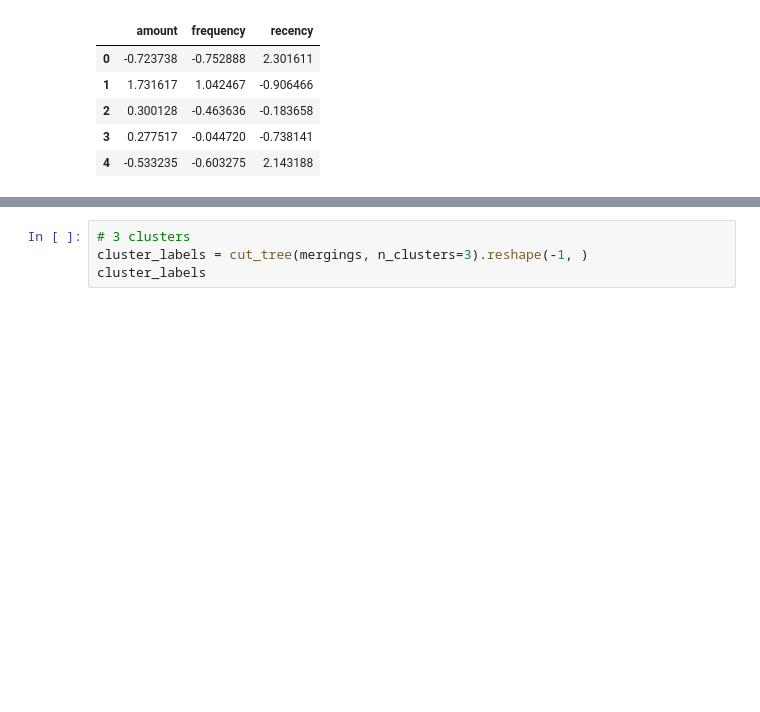
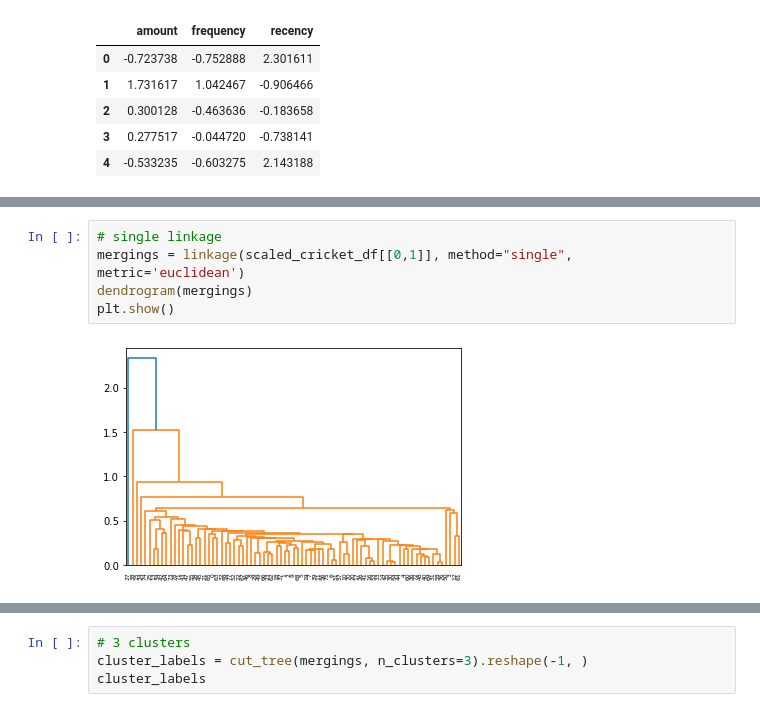
Before and after one commit to ranju1729/ML_Study, a Jupyter notebook: ML_learning/K-Means Clustering/Clustering+Python+Lab.ipynb, the cells around one changed output, grey strips where cells are left out. Drawn from its saved outputs; the diff is of its cells as text; blank space fills up the shorter version.

```diff
--- a/ML_learning/K-Means Clustering/Clustering+Python+Lab.ipynb
+++ b/ML_learning/K-Means Clustering/Clustering+Python+Lab.ipynb
@@ -443 +440,8 @@ grouped_df.head()
+# %%
+# single linkage
+mergings = linkage(scaled_cricket_df[[0,1]], method="single", metric='euclidean')
+dendrogram(mergings)
+plt.show()
+# %% [output]
+[figure, added]
 # %%
```
Also changed, not shown: parts of 18 cells of this notebook, 16 other files.
